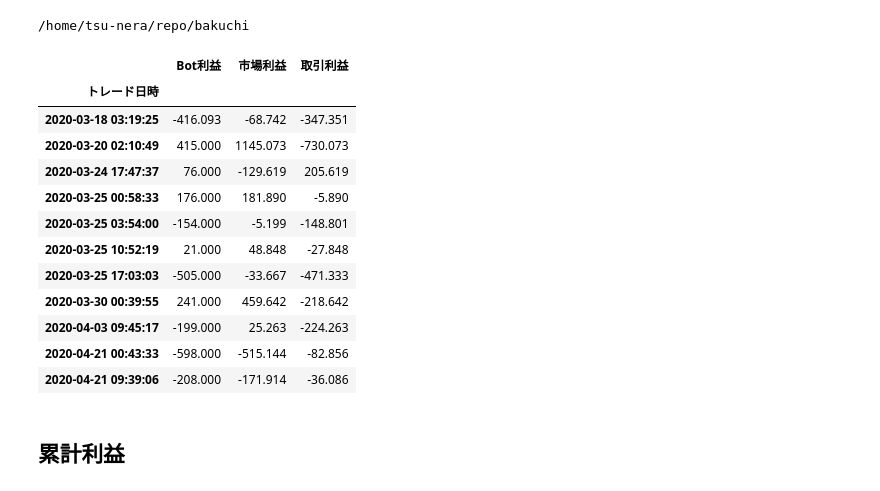
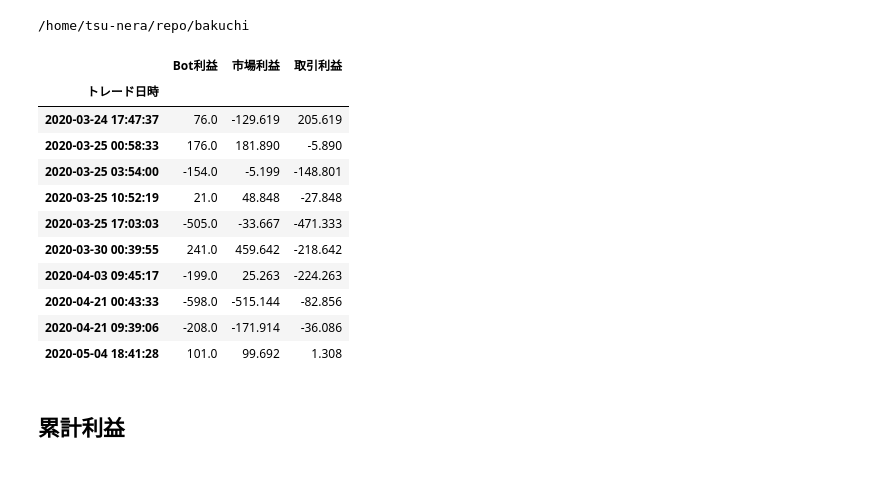
Before and after one commit to tsu-nera/bakuchi, a Jupyter notebook: notebooks/trades.ipynb, the cells around one changed output. Saved outputs shown, nothing was run; the diff lists cells and outputs as text; code cells hidden in the pictures.

```diff
--- a/notebooks/trades.ipynb
+++ b/notebooks/trades.ipynb
@@ -34,21 +34,20 @@ trades["市場利益"] = results["market_profit_jpy"]
 trades["取引利益"] = results["trade_profit_jpy"]
 trades.index.name = "トレード日時"
 # %%
-trades
+trades.tail(10)
 # %% [output]
 |  | Bot利益 | 市場利益 | 取引利益 |
 | トレード日時 |  |  |  |
-| 2020-03-18 03:19:25 | -416.093 | -68.742 | -347.351 |
-| 2020-03-20 02:10:49 | 415.000 | 1145.073 | -730.073 |
-| 2020-03-24 17:47:37 | 76.000 | -129.619 | 205.619 |
-| 2020-03-25 00:58:33 | 176.000 | 181.890 | -5.890 |
-| 2020-03-25 03:54:00 | -154.000 | -5.199 | -148.801 |
-| 2020-03-25 10:52:19 | 21.000 | 48.848 | -27.848 |
-| 2020-03-25 17:03:03 | -505.000 | -33.667 | -471.333 |
-| 2020-03-30 00:39:55 | 241.000 | 459.642 | -218.642 |
-| 2020-04-03 09:45:17 | -199.000 | 25.263 | -224.263 |
-| 2020-04-21 00:43:33 | -598.000 | -515.144 | -82.856 |
-| 2020-04-21 09:39:06 | -208.000 | -171.914 | -36.086 |
+| 2020-03-24 17:47:37 | 76.0 | -129.619 | 205.619 |
+| 2020-03-25 00:58:33 | 176.0 | 181.890 | -5.890 |
+| 2020-03-25 03:54:00 | -154.0 | -5.199 | -148.801 |
+| 2020-03-25 10:52:19 | 21.0 | 48.848 | -27.848 |
+| 2020-03-25 17:03:03 | -505.0 | -33.667 | -471.333 |
+| 2020-03-30 00:39:55 | 241.0 | 459.642 | -218.642 |
+| 2020-04-03 09:45:17 | -199.0 | 25.263 | -224.263 |
+| 2020-04-21 00:43:33 | -598.0 | -515.144 | -82.856 |
+| 2020-04-21 09:39:06 | -208.0 | -171.914 | -36.086 |
+| 2020-05-04 18:41:28 | 101.0 | 99.692 | 1.308 |
 # %% [markdown]
 ## 累計利益
 # %%
```
Also changed, not shown: parts of 3 cells of this notebook, 1 other file.
